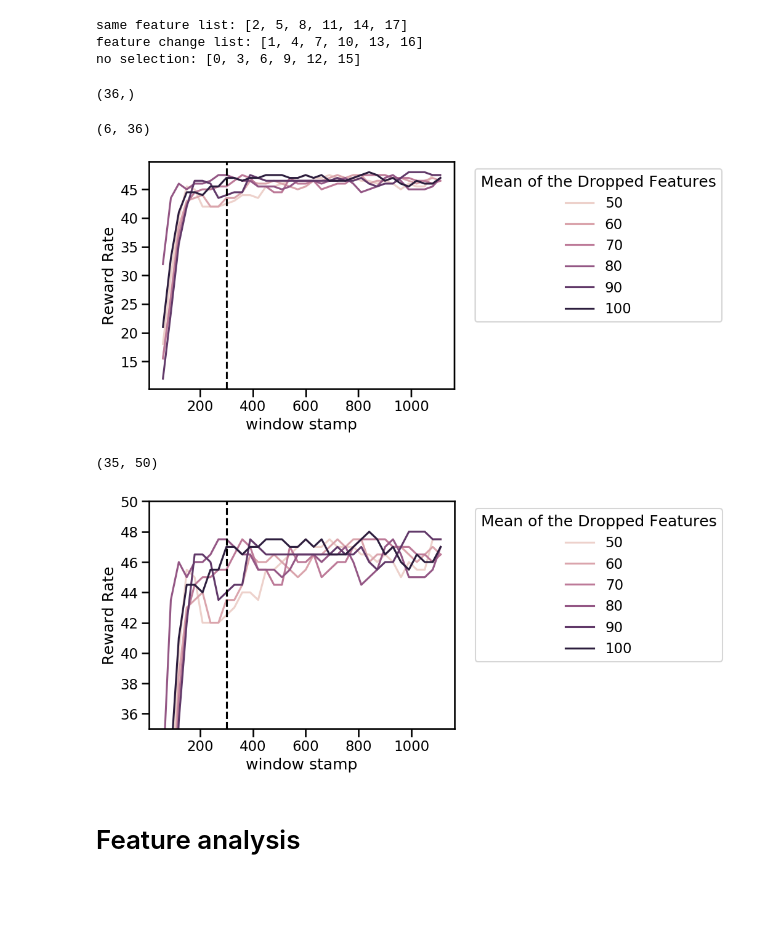
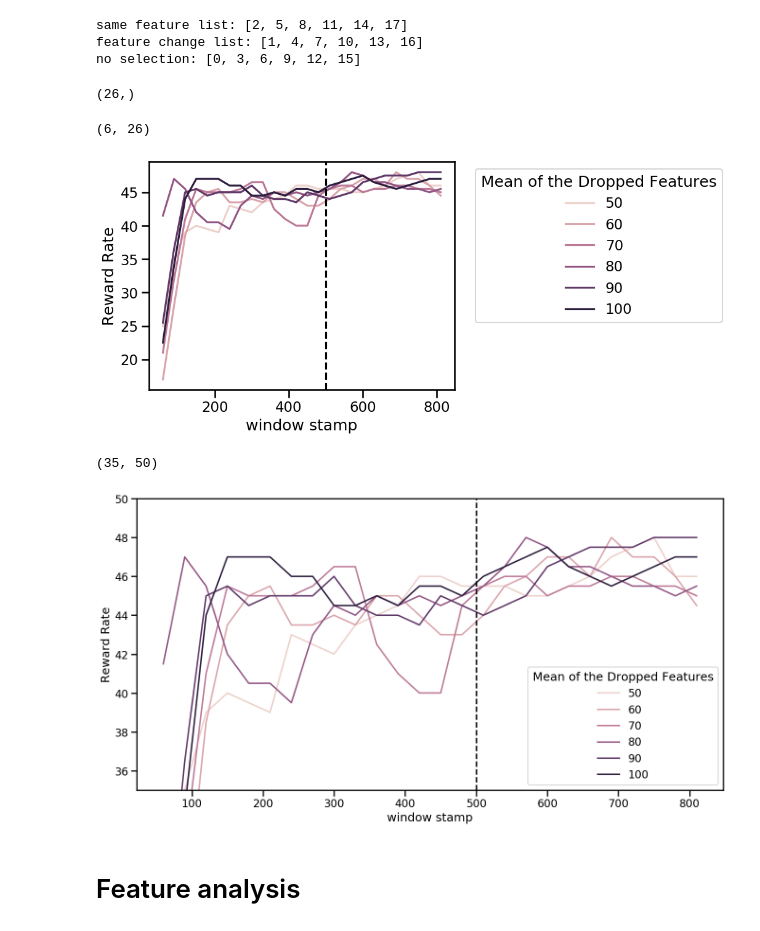
Before and after one commit to sijia66/adaptive_feature_selection, a Jupyter notebook: part_0_clda_simulation_with_feature_selection/20230202_afs_encoder_mixture_model_feature removal_gap_R2.ipynb, the cells around one changed output. Drawn from its saved outputs; the diff is of its cells as text; code cells hidden in the pictures; blank space fills up the shorter version.

```diff
--- a/part_0_clda_simulation_with_feature_selection/20230202_afs_encoder_mixture_model_feature removal_gap_R2.ipynb
+++ b/part_0_clda_simulation_with_feature_selection/20230202_afs_encoder_mixture_model_feature removal_gap_R2.ipynb
@@ -14,7 +14,7 @@ sns.set_context('talk')
 # ideas
 # %%
 # this is for creating exp_conditions that scan the difference across the files
-data_dump_folder = '/home/sijia66/data/part0_removal_gap_std_difference_random/'
+data_dump_folder = '/home/sijia66/data/part0_removal_gap_std_difference_random_v2/'
 
 noise = 32 # Hz
 random_seed = 0
@@ -137,10 +137,12 @@ fig_feat_activity, ax_feat_activity = plt.subplots(1, 3,
 for i, (e, a) in enumerate(zip(exp_data_all,  ax_feat_activity)):
     label_y = False
     if i == 0: label_y = True
-    if i == 1:
-        a.axvline(x=FEATURE_REMOVAL_BATCH_TIME, color='k', linestyle='--')
+
     plot_feature_selection(e['feature_selection']['feat_set'], ax = a, label_y=label_y)
     print(e['feature_selection']['feat_set'].shape)
 
     a.set_title(exp_conds[i][:4])
+    if i == 1:
+        a.axvline(x=FEATURE_REMOVAL_BATCH_TIME, color='k', linestyle='--')
+        a.set_title('Feature Removal')
 # %% [output]
@@ -308,8 +310,8 @@ reward_rate_all = np.array(reward_rate_all)
 print(window_time_stamps.shape)
 reward_rate_all.shape
 # %% [output]
-(36,)
+(26,)
-(6, 36)
+(6, 26)
 # %%
 fig_iter, ax_iter = plt.subplots(1,1)
 
@@ -337,37 +339,37 @@ l = sns.lineplot(x = "window stamp", y = "Reward Rate", hue = "Mean of the Dropp
 ax_iter.axvline(FEATURE_REMOVAL_BATCH_TIME * BATCH_TO_EXP_TIME, color='k', linestyle='--')
 sns.move_legend(l, "upper right", bbox_to_anchor=(1.9, 1.0), ncol=1)
 # %% [output]
-[figure, old version]
+[figure, new version]
 # %%
-fig_iter, ax_iter = plt.subplots(1,1)
+fig_iter, ax_iter = plt.subplots(1, figsize = (16, 8))
 
 import pandas as pd
 
 BATCH_TO_EXP_TIME = 10
 
 df = pd.DataFrame(reward_rate_all.T)
 df.columns = mean_differences + mean_first_peak
 df["window_stamp"] = window_time_stamps
 
 
 df_melt =  pd.melt(df, id_vars="window_stamp", value_vars=df.columns)
 df_melt.rename(columns = {"window_stamp": "window stamp",
                          "variable": "Mean of the Dropped Features",
                          "value": "Reward Rate"} ,inplace = True)
 
 
 palette = sns.color_palette('flare', n_colors =  6)
 l = sns.lineplot(x = "window stamp", y = "Reward Rate", hue = "Mean of the Dropped Features",
                  data = df_melt,
                  ax=ax_iter,
                  linestyle = "solid")
 # ax_iter.axvline(600)
 ax_iter.axvline(FEATURE_REMOVAL_BATCH_TIME * BATCH_TO_EXP_TIME, color='k', linestyle='--')
-sns.move_legend(l, "upper right", bbox_to_anchor=(1.9, 1.0), ncol=1)
+sns.move_legend(l, "lower right", ncol=1)
 ax_iter.set_ylim(35, 50)
 # %% [output]
 (35, 50)
-[figure, old version]
+[figure, new version]
 # %% [markdown]
 # Feature analysis
 # %% [markdown]
```
Also changed, not shown: parts of 23 cells of this notebook.
